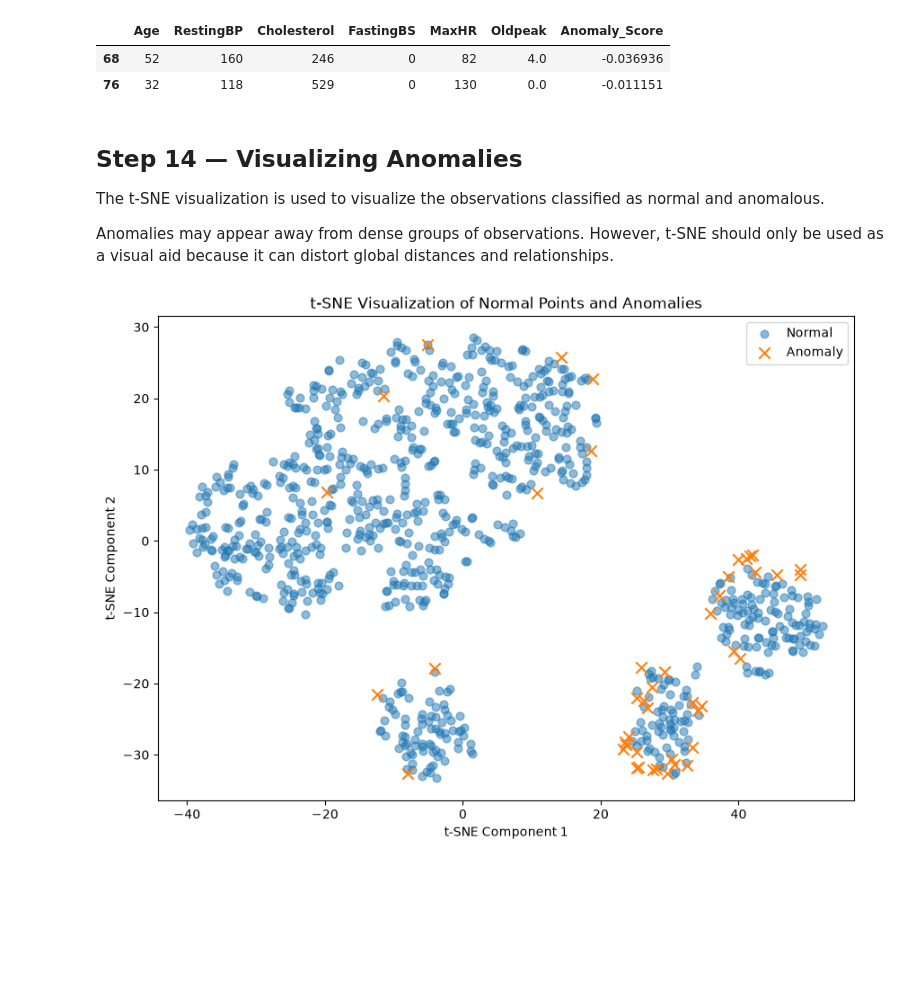
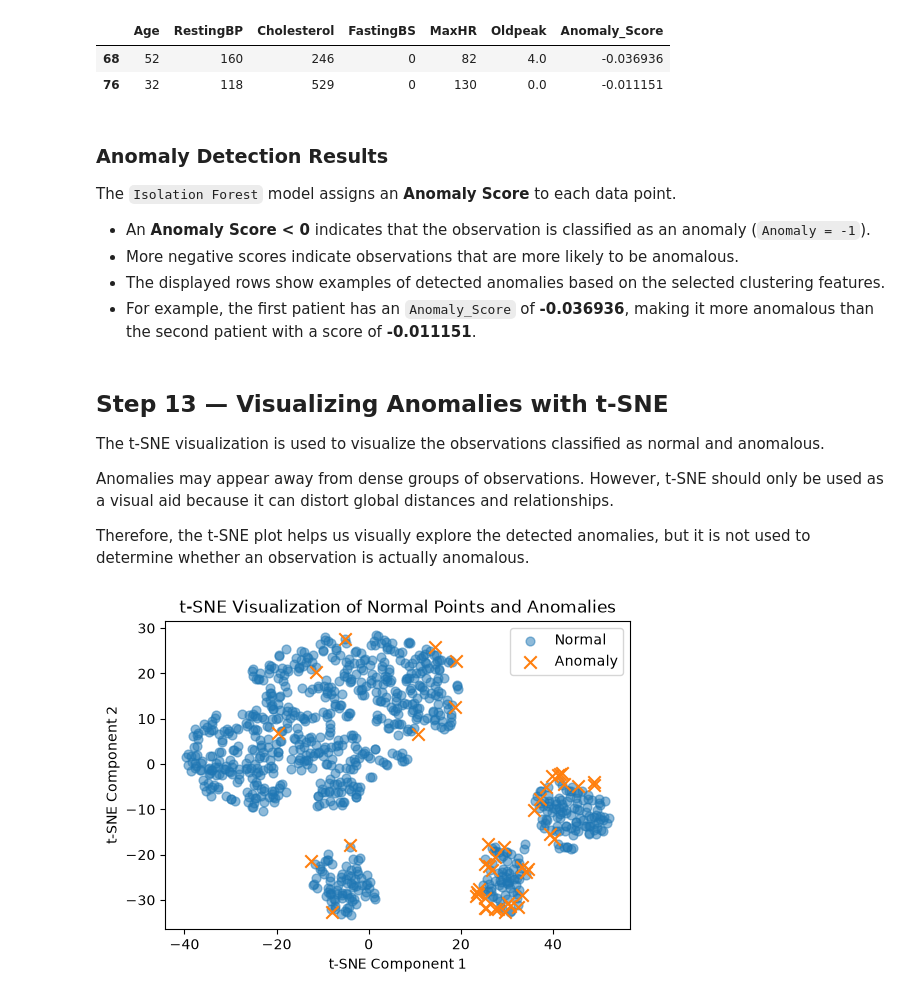
Before and after one commit to ghayda577/AI-ML-Training, a Jupyter notebook: Training_Weeks/Week5/Day4/TSNE_Anomaly_Detection.ipynb, the cells around one changed output. Cells and saved outputs as stored; diff of their text form; code cells hidden in the pictures; blank space fills up the shorter version.

```diff
--- a/Training_Weeks/Week5/Day4/TSNE_Anomaly_Detection.ipynb
+++ b/Training_Weeks/Week5/Day4/TSNE_Anomaly_Detection.ipynb
@@ -36,4 +41,5 @@ The selected features are:
 # %%
+
 clustering_features = [
     "Age",
     "RestingBP",
@@ -43,4 +49,9 @@ clustering_features = [
     "Oldpeak",
 ]
 
-X_cluster = df[clustering_features]
+X = df[clustering_features]
+
+scaler = StandardScaler()
+X_scaled = scaler.fit_transform(X)
+
+X_scaled.shape
@@ -58,5 +68,9 @@ do not dominate the analysis.
 # %%
 
-scaler = StandardScaler()
+X_tsne = TSNE(
+    n_components=2,
+    perplexity=30,
+    random_state=42
+).fit_transform(X_scaled)
 
-X_scaled = scaler.fit_transform(X_cluster)
+X_tsne.shape
@@ -92,9 +97 @@ the observations can be visualized in a 2D plot.
-# %%
-tsne = TSNE(
-    n_components=2,
-    perplexity=30,
-    random_state=42
-)
-
-X_tsne = tsne.fit_transform(X_scaled)
 # %% [markdown]
@@ -241,41 +322,49 @@ df[df["Anomaly"] == -1][
 |  | Age | RestingBP | Cholesterol | FastingBS | MaxHR | Oldpeak | Anomaly_Score |
 | 68 | 52 | 160 | 246 | 0 | 82 | 4.0 | -0.036936 |
 | 76 | 32 | 118 | 529 | 0 | 130 | 0.0 | -0.011151 |
+# %% [markdown]
+### Anomaly Detection Results
+
+The `Isolation Forest` model assigns an **Anomaly Score** to each data point.
+
+* An **Anomaly Score < 0** indicates that the observation is classified as an anomaly (`Anomaly = -1`).
+* More negative scores indicate observations that are more likely to be anomalous.
+* The displayed rows show examples of detected anomalies based on the selected clustering features.
+* For example, the first patient has an `Anomaly_Score` of **-0.036936**, making it more anomalous than the second patient with a score of **-0.011151**.
 # %% [markdown]
-## Step 14 — Visualizing Anomalies
+## Step 13 — Visualizing Anomalies with t-SNE
 
-The t-SNE visualization is used to visualize the observations
-classified as normal and anomalous.
+The t-SNE visualization is used to visualize the observations classified as normal and anomalous.
 
-Anomalies may appear away from dense groups of observations.
-However, t-SNE should only be used as a visual aid because it can
-distort global distances and relationships.
+Anomalies may appear away from dense groups of observations. However, t-SNE should only be used as a visual aid because it can distort global distances and relationships.
+
+Therefore, the t-SNE plot helps us visually explore the detected anomalies, but it is not used to determine whether an observation is actually anomalous.
 # %%
-plt.figure(figsize=(10, 7))
+plt.figure(figsize=(6, 4))
 
 normal = anomaly_labels == 1
 anomaly = anomaly_labels == -1
 
 plt.scatter(
     X_tsne[normal, 0],
     X_tsne[normal, 1],
     s=40,
     alpha=0.5,
     label="Normal"
 )
 
 plt.scatter(
     X_tsne[anomaly, 0],
     X_tsne[anomaly, 1],
     s=80,
     marker="x",
     label="Anomaly"
 )
 
 plt.title("t-SNE Visualization of Normal Points and Anomalies")
 plt.xlabel("t-SNE Component 1")
 plt.ylabel("t-SNE Component 2")
 plt.legend()
 plt.show()
 # %% [output]
-[figure, old version]
+[figure, new version]
```
Also changed, not shown: parts of 23 cells of this notebook.
